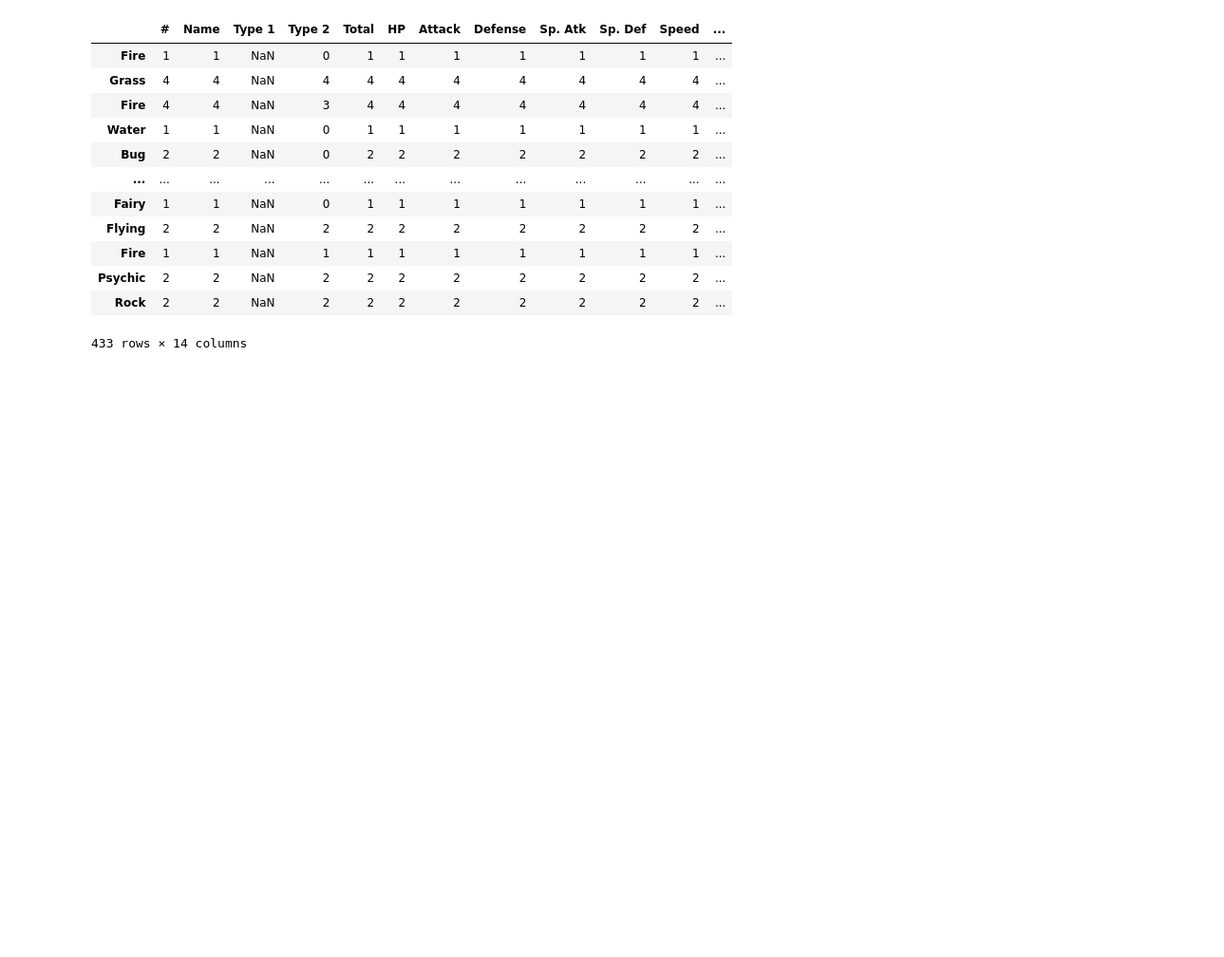
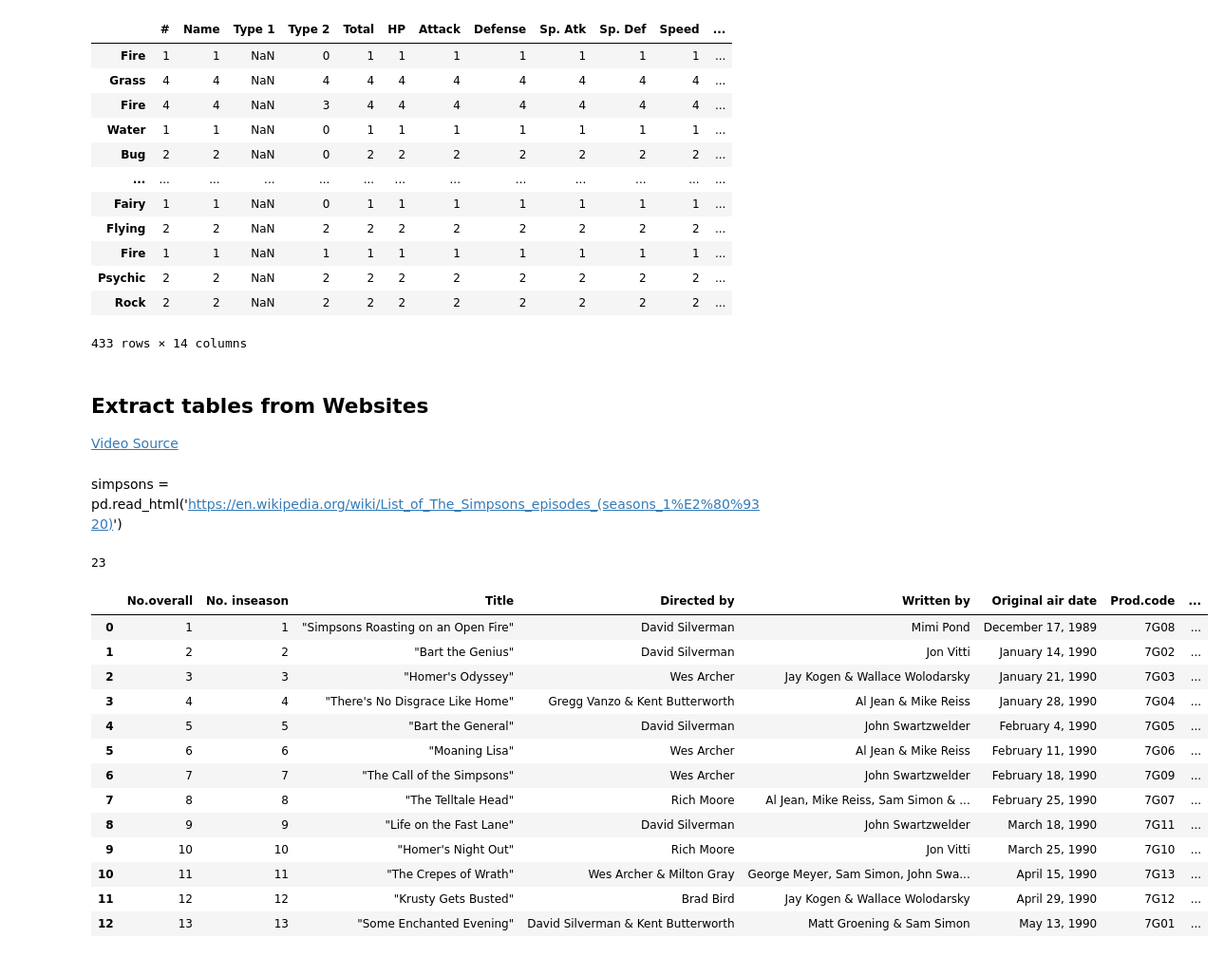
Before and after one commit to biscotty666/Python-Pytorch, a Jupyter notebook: pandas/Pandas.ipynb, the cells around one changed output. Shown at 95% size. Drawn from its saved outputs; the diff is of its cells as text; code cells hidden in the pictures; blank space fills up the shorter version.

```diff
--- a/pandas/Pandas.ipynb
+++ b/pandas/Pandas.ipynb
@@ -391,3 +391,30 @@ new_df
 | Psychic | 2 | 2 | NaN | 2 | 2 | 2 | 2 | 2 | 2 | 2 | 2 | ... |
 | Rock | 2 | 2 | NaN | 2 | 2 | 2 | 2 | 2 | 2 | 2 | 2 | ... |
 433 rows × 14 columns
+# %% [markdown]
+## Extract tables from Websites
+
+[Video Source](https://www.youtube.com/watch?v=PXMJ6FS7llk)
+# %% [markdown]
+simpsons = pd.read_html('https://en.wikipedia.org/wiki/List_of_The_Simpsons_episodes_(seasons_1%E2%80%9320)')
+# %%
+len(simpsons)
+# %% [output]
+23
+# %%
+simpsons[1]
+# %% [output]
+|  | No.overall | No. inseason | Title | Directed by | Written by | Original air date | Prod.code | ... |
+| 0 | 1 | 1 | "Simpsons Roasting on an Open Fire" | David Silverman | Mimi Pond | December 17, 1989 | 7G08 | ... |
+| 1 | 2 | 2 | "Bart the Genius" | David Silverman | Jon Vitti | January 14, 1990 | 7G02 | ... |
+| 2 | 3 | 3 | "Homer's Odyssey" | Wes Archer | Jay Kogen & Wallace Wolodarsky | January 21, 1990 | 7G03 | ... |
+| 3 | 4 | 4 | "There's No Disgrace Like Home" | Gregg Vanzo & Kent Butterworth | Al Jean & Mike Reiss | January 28, 1990 | 7G04 | ... |
+| 4 | 5 | 5 | "Bart the General" | David Silverman | John Swartzwelder | February 4, 1990 | 7G05 | ... |
+| 5 | 6 | 6 | "Moaning Lisa" | Wes Archer | Al Jean & Mike Reiss | February 11, 1990 | 7G06 | ... |
+| 6 | 7 | 7 | "The Call of the Simpsons" | Wes Archer | John Swartzwelder | February 18, 1990 | 7G09 | ... |
+| 7 | 8 | 8 | "The Telltale Head" | Rich Moore | Al Jean, Mike Reiss, Sam Simon & ... | February 25, 1990 | 7G07 | ... |
+| 8 | 9 | 9 | "Life on the Fast Lane" | David Silverman | John Swartzwelder | March 18, 1990 | 7G11 | ... |
+| 9 | 10 | 10 | "Homer's Night Out" | Rich Moore | Jon Vitti | March 25, 1990 | 7G10 | ... |
+| 10 | 11 | 11 | "The Crepes of Wrath" | Wes Archer & Milton Gray | George Meyer, Sam Simon, John Swa... | April 15, 1990 | 7G13 | ... |
+| 11 | 12 | 12 | "Krusty Gets Busted" | Brad Bird | Jay Kogen & Wallace Wolodarsky | April 29, 1990 | 7G12 | ... |
+| 12 | 13 | 13 | "Some Enchanted Evening" | David Silverman & Kent Butterworth | Matt Groening & Sam Simon | May 13, 1990 | 7G01 | ... |
```
Also changed, not shown: parts of 24 cells of this notebook, 14 other files.
